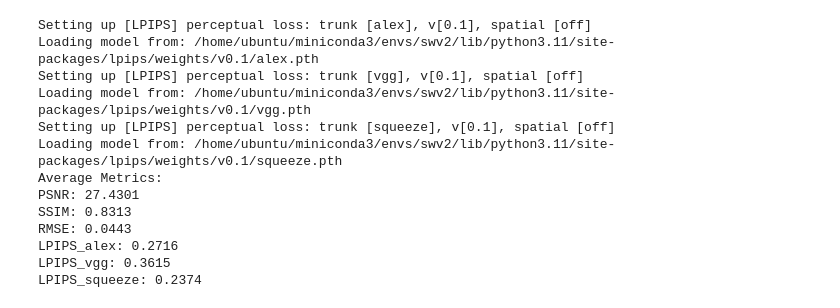
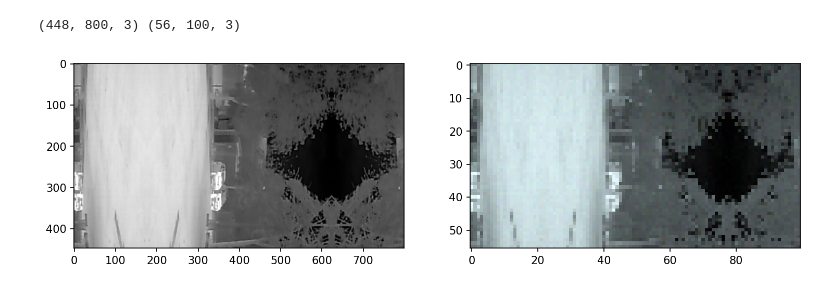
Before and after one commit to sonwe1e/PBVS_Thermal, a Jupyter notebook: TEST.ipynb, the cells around one changed output. Cells and saved outputs as stored; diff of their text form; code cells hidden in the pictures.

```diff
--- a/TEST.ipynb
+++ b/TEST.ipynb
@@ -365,24 +0,0 @@ Results saved to: /media/hdd/sonwe1e/Competition/PBVS_Thermal/Data/valid/PRED
-# %%
-pred_dir = "/media/hdd/sonwe1e/Competition/PBVS_Thermal/Data/valid/PRED"
-gt_dir = "/media/hdd/sonwe1e/Competition/PBVS_Thermal/Data/valid/GT"
-
-metrics = calculate_metrics(pred_dir, gt_dir)
-
-if metrics:
-    print(f"Average Metrics:")
-    for key, value in metrics.items():
-        print(f"{key}: {value:.4f}")
-# %% [output]
-Setting up [LPIPS] perceptual loss: trunk [alex], v[0.1], spatial [off]
-Loading model from: /home/ubuntu/miniconda3/envs/swv2/lib/python3.11/site-packages/lpips/weights/v0.1/alex.pth
-Setting up [LPIPS] perceptual loss: trunk [vgg], v[0.1], spatial [off]
-Loading model from: /home/ubuntu/miniconda3/envs/swv2/lib/python3.11/site-packages/lpips/weights/v0.1/vgg.pth
-Setting up [LPIPS] perceptual loss: trunk [squeeze], v[0.1], spatial [off]
-Loading model from: /home/ubuntu/miniconda3/envs/swv2/lib/python3.11/site-packages/lpips/weights/v0.1/squeeze.pth
-Average Metrics:
-PSNR: 27.4301
-SSIM: 0.8313
-RMSE: 0.0443
-LPIPS_alex: 0.2716
-LPIPS_vgg: 0.3615
-LPIPS_squeeze: 0.2374
@@ -391,0 +171,19 @@ heavyball.utils.compile_mode = False
+# %%
+img = cv2.imread(
+    "/media/hdd/sonwe1e/Competition/PBVS_Thermal/Data/train/GT/001_02_D1_th.bmp"
+)
+hr, lr = degrade_image(img, scale=8)
+print(hr.shape, lr.shape)
+import matplotlib.pyplot as plt
+
+plt.rcParams["figure.figsize"] = (12, 6)
+plt.rcParams["figure.dpi"] = 150
+
+plt.subplot(121)
+plt.imshow(hr)
+plt.subplot(122)
+plt.imshow(lr)
+plt.show()
+# %% [output]
+(448, 800, 3) (56, 100, 3)
+[figure, added]
```
Also changed, not shown: parts of 5 cells of this notebook, 13 other files.
